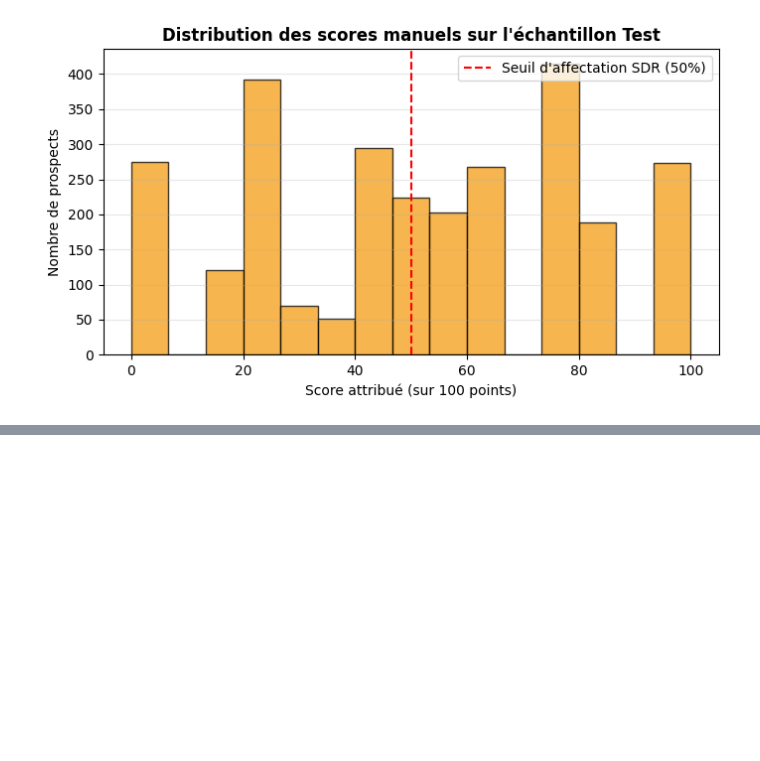
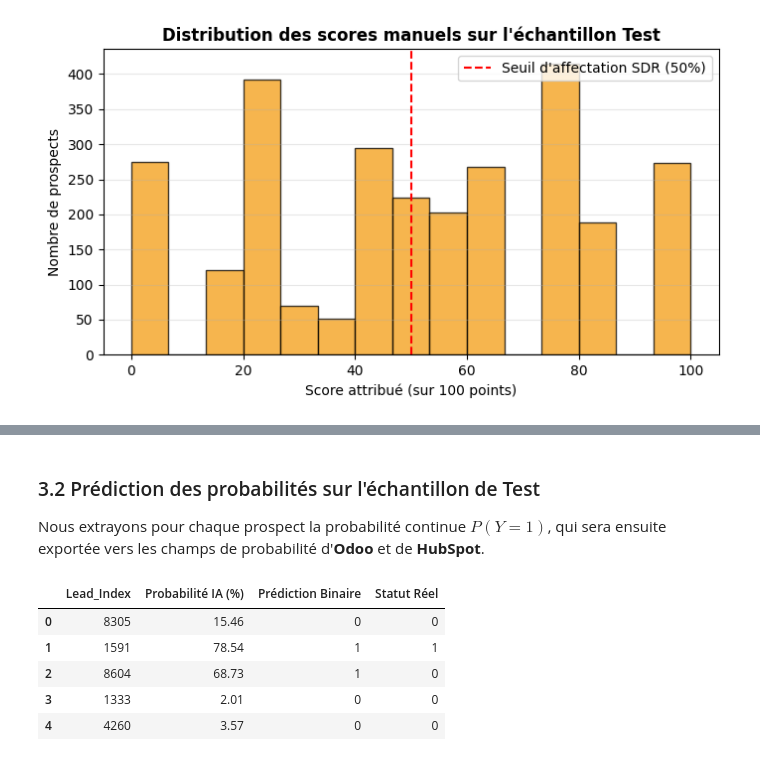
Before and after one commit to Ilyas-BELELYAZID/lead_scoring_crm, a Jupyter notebook: lead_scoring.ipynb, the cells around one changed output, grey strips where cells are left out. Saved outputs shown, nothing was run; the diff lists cells and outputs as text; code cells hidden in the pictures; blank space fills up the shorter version.

```diff
--- a/lead_scoring.ipynb
+++ b/lead_scoring.ipynb
@@ -367,0 +379,30 @@ plt.show()
+# %%
+from sklearn.compose import ColumnTransformer
+from sklearn.preprocessing import StandardScaler, OneHotEncoder
+from sklearn.pipeline import Pipeline
+from sklearn.linear_model import LogisticRegression
+
+# 1. Identification automatique des colonnes selon leur type
+num_features = X_train.select_dtypes(include=['int64', 'float64']).columns.tolist()
+cat_features = X_train.select_dtypes(include=['object']).columns.tolist()
+
+print(f"Variables numériques identifiées ({len(num_features)}) : {num_features}")
+print(f"Variables catégorielles identifiées ({len(cat_features)}) : {cat_features}")
+
+# 2. Définition du préprocesseur
+preprocessor = ColumnTransformer(
+    transformers=[
+        ('num', StandardScaler(), num_features),
+        ('cat', OneHotEncoder(drop='first', handle_unknown='ignore'), cat_features)
+    ]
+)
+
+# 3. Assemblage du Pipeline Machine Learning
+lead_model = Pipeline(steps=[
+    ('preprocessor', preprocessor),
+    ('classifier', LogisticRegression(max_iter=1000, random_state=42, class_weight='balanced'))
+])
+
+# 4. Entraînement du modèle sur le jeu d'apprentissage
+lead_model.fit(X_train, y_train)
+print("\n✅ Modèle d'IA (Régression Logistique) entraîné avec succès !")
@@ -367,0 +414,25 @@ plt.show()
+# %% [markdown]
+### 3.2 Prédiction des probabilités sur l'échantillon de Test
+Nous extrayons pour chaque prospect la probabilité continue $P(Y=1)$, qui sera ensuite exportée vers les champs de probabilité d'**Odoo** et de **HubSpot**.
+# %%
+# Extraction de la probabilité d'appartenance à la classe 1 (Converti)
+y_scores_ia = lead_model.predict_proba(X_test)[:, 1]
+
+# Prédiction binaire basée sur un seuil standard de 0.5
+y_pred_ia = lead_model.predict(X_test)
+
+# Aperçu des prédictions générées par l'IA
+df_preview = pd.DataFrame({
+    'Lead_Index': X_test.index[:5],
+    'Probabilité IA (%)': (y_scores_ia[:5] * 100).round(2),
+    'Prédiction Binaire': y_pred_ia[:5],
+    'Statut Réel': y_test.iloc[:5].values
+})
+display(df_preview)
+# %% [output]
+|  | Lead_Index | Probabilité IA (%) | Prédiction Binaire | Statut Réel |
+| 0 | 8305 | 15.46 | 0 | 0 |
+| 1 | 1591 | 78.54 | 1 | 1 |
+| 2 | 8604 | 68.73 | 1 | 0 |
+| 3 | 1333 | 2.01 | 0 | 0 |
+| 4 | 4260 | 3.57 | 0 | 0 |
```
Also changed, not shown: parts of 20 cells of this notebook, 1 other file.
